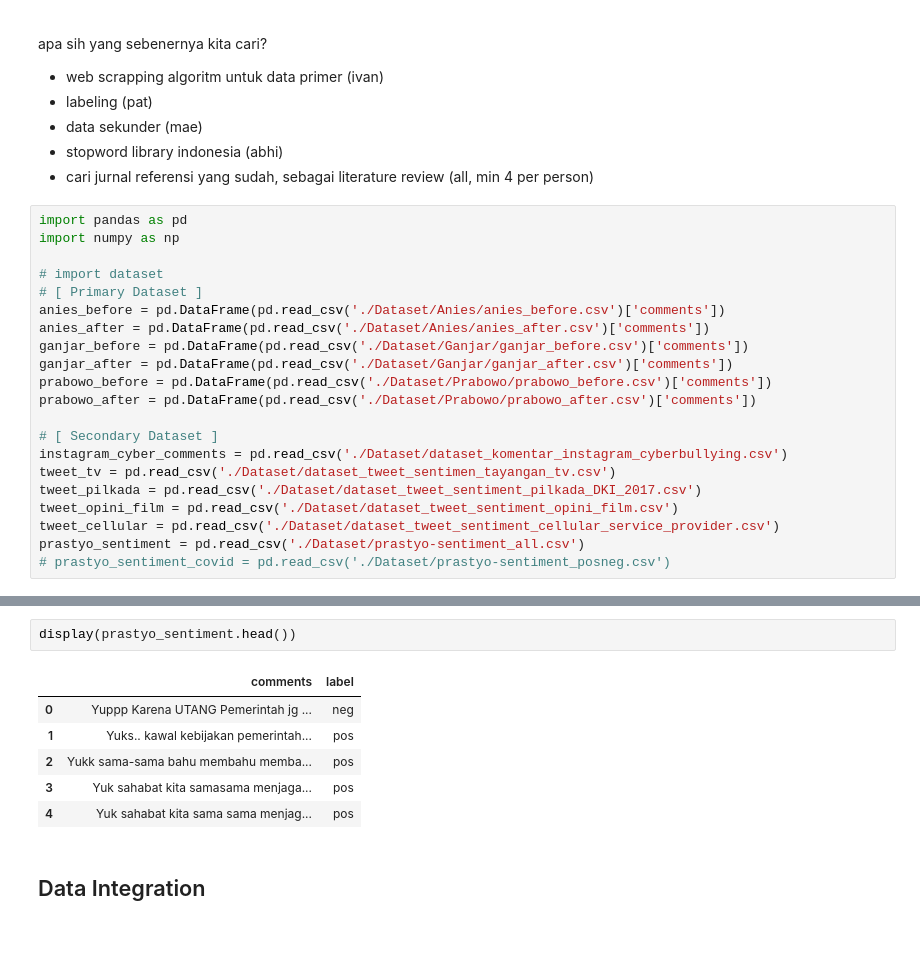
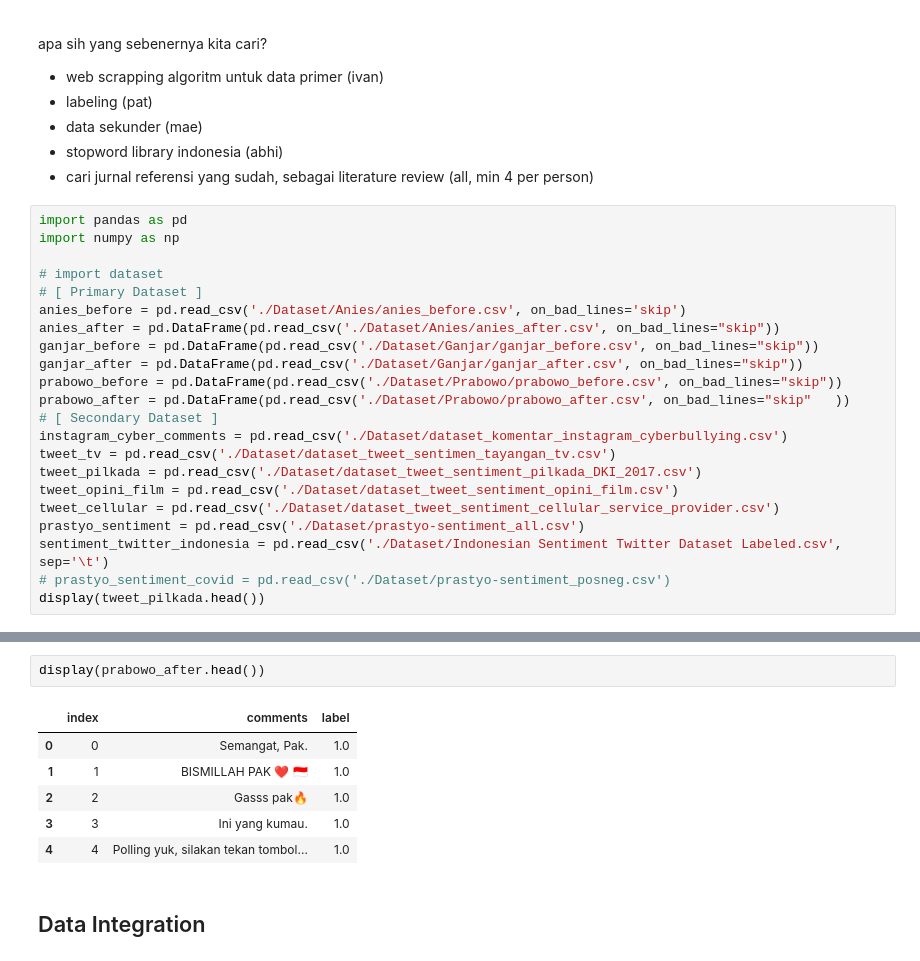
Before and after one commit to AureliusIvan/Sentiment-Analysis-of-Indonesia-Presidential-Election-2024-based-on-Instagram-Comments, a Jupyter notebook: NB.ipynb, the cells around one changed output, grey strips where cells are left out. Saved outputs shown, nothing was run; the diff lists cells and outputs as text.

Commit message:
add: new csv data

```diff
--- a/NB.ipynb
+++ b/NB.ipynb
@@ -34,13 +34,12 @@ import numpy as np
 
 # import dataset
 # [ Primary Dataset ]
-anies_before = pd.DataFrame(pd.read_csv('./Dataset/Anies/anies_before.csv')['comments'])
-anies_after = pd.DataFrame(pd.read_csv('./Dataset/Anies/anies_after.csv')['comments'])
-ganjar_before = pd.DataFrame(pd.read_csv('./Dataset/Ganjar/ganjar_before.csv')['comments'])
-ganjar_after = pd.DataFrame(pd.read_csv('./Dataset/Ganjar/ganjar_after.csv')['comments'])
-prabowo_before = pd.DataFrame(pd.read_csv('./Dataset/Prabowo/prabowo_before.csv')['comments'])
-prabowo_after = pd.DataFrame(pd.read_csv('./Dataset/Prabowo/prabowo_after.csv')['comments'])
-
+anies_before = pd.read_csv('./Dataset/Anies/anies_before.csv', on_bad_lines='skip')
+anies_after = pd.DataFrame(pd.read_csv('./Dataset/Anies/anies_after.csv', on_bad_lines="skip"))
+ganjar_before = pd.DataFrame(pd.read_csv('./Dataset/Ganjar/ganjar_before.csv', on_bad_lines="skip"))
+ganjar_after = pd.DataFrame(pd.read_csv('./Dataset/Ganjar/ganjar_after.csv', on_bad_lines="skip"))
+prabowo_before = pd.DataFrame(pd.read_csv('./Dataset/Prabowo/prabowo_before.csv', on_bad_lines="skip"))
+prabowo_after = pd.DataFrame(pd.read_csv('./Dataset/Prabowo/prabowo_after.csv', on_bad_lines="skip"   ))
 # [ Secondary Dataset ]
 instagram_cyber_comments = pd.read_csv('./Dataset/dataset_komentar_instagram_cyberbullying.csv')
 tweet_tv = pd.read_csv('./Dataset/dataset_tweet_sentimen_tayangan_tv.csv')
@@ -48,4 +47,6 @@ tweet_pilkada = pd.read_csv('./Dataset/dataset_tweet_sentiment_pilkada_DKI_2017.
 tweet_opini_film = pd.read_csv('./Dataset/dataset_tweet_sentiment_opini_film.csv')
 tweet_cellular = pd.read_csv('./Dataset/dataset_tweet_sentiment_cellular_service_provider.csv')
 prastyo_sentiment = pd.read_csv('./Dataset/prastyo-sentiment_all.csv')
+sentiment_twitter_indonesia = pd.read_csv('./Dataset/Indonesian Sentiment Twitter Dataset Labeled.csv', sep='\t')
 # prastyo_sentiment_covid = pd.read_csv('./Dataset/prastyo-sentiment_posneg.csv')
+display(tweet_pilkada.head())
@@ -52,12 +60,12 @@ prastyo_sentiment = pd.read_csv('./Dataset/prastyo-sentiment_all.csv')
 # %%
-display(prastyo_sentiment.head())
+display(prabowo_after.head())
 # %% [output]
-|  | comments | label |
-| 0 | Yuppp Karena UTANG Pemerintah jg ... | neg |
-| 1 | Yuks.. kawal kebijakan pemerintah... | pos |
-| 2 | Yukk sama-sama bahu membahu memba... | pos |
-| 3 | Yuk sahabat kita samasama menjaga... | pos |
-| 4 | Yuk sahabat kita sama sama menjag... | pos |
+|  | index | comments | label |
+| 0 | 0 | Semangat, Pak. | 1.0 |
+| 1 | 1 | BISMILLAH PAK ❤️ 🇮🇩 | 1.0 |
+| 2 | 2 | Gasss pak🔥 | 1.0 |
+| 3 | 3 | Ini yang kumau. | 1.0 |
+| 4 | 4 | Polling yuk, silakan tekan tombol... | 1.0 |
 # %% [markdown]
 ## Data Integration
 # %%
```
Also changed, not shown: parts of 31 cells of this notebook, 15 other files.
